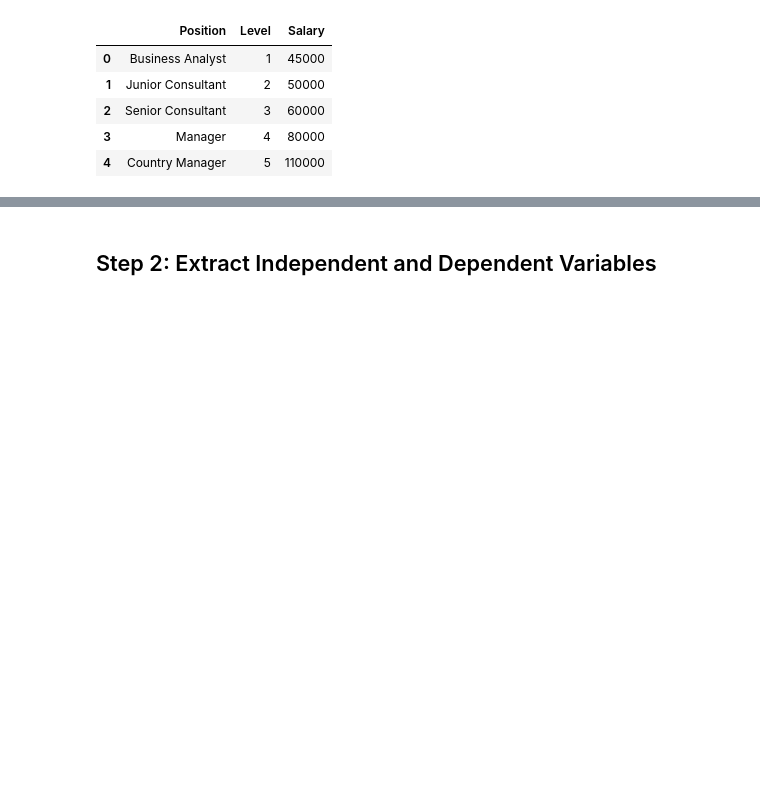
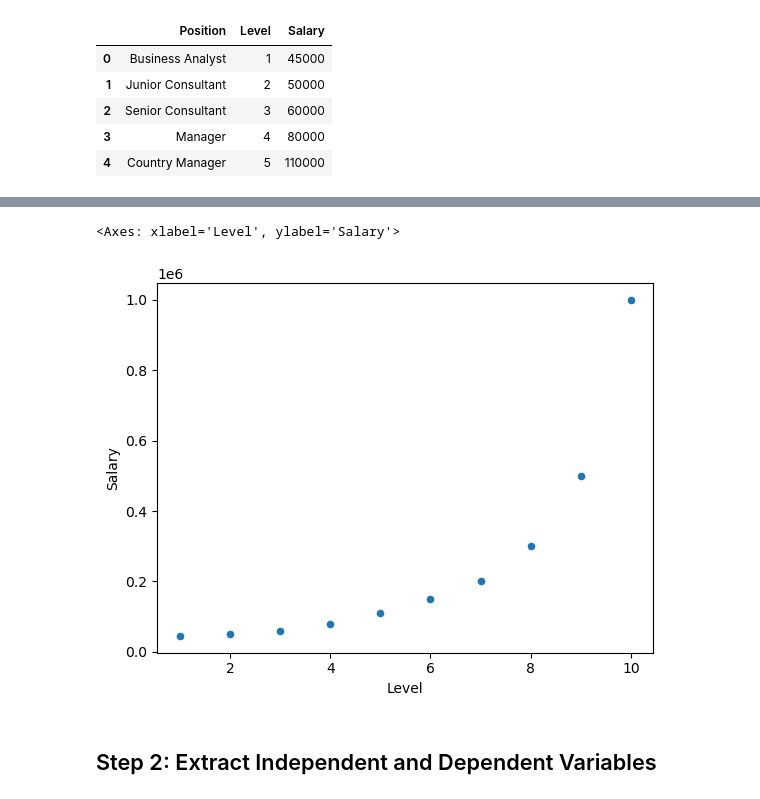
Before and after one commit to dbabichenko/python_for_data_and_analytics, a Jupyter notebook: Linear Regression/PolynomialRegressionExample.ipynb, the cells around one changed output, grey strips where cells are left out. Cells and saved outputs as stored; diff of their text form; code cells hidden in the pictures; blank space fills up the shorter version.

```diff
--- a/Linear Regression/PolynomialRegressionExample.ipynb
+++ b/Linear Regression/PolynomialRegressionExample.ipynb
@@ -24,3 +43,8 @@ data.head()
+# %%
+data.plot.scatter(x='Level', y='Salary')
+# %% [output]
+<Axes: xlabel='Level', ylabel='Salary'>
+[figure, added]
 # %% [markdown]
 ## Step 2: Extract Independent and Dependent Variables
 # %%
```
Also changed, not shown: parts of 8 cells of this notebook, 2 other files.
